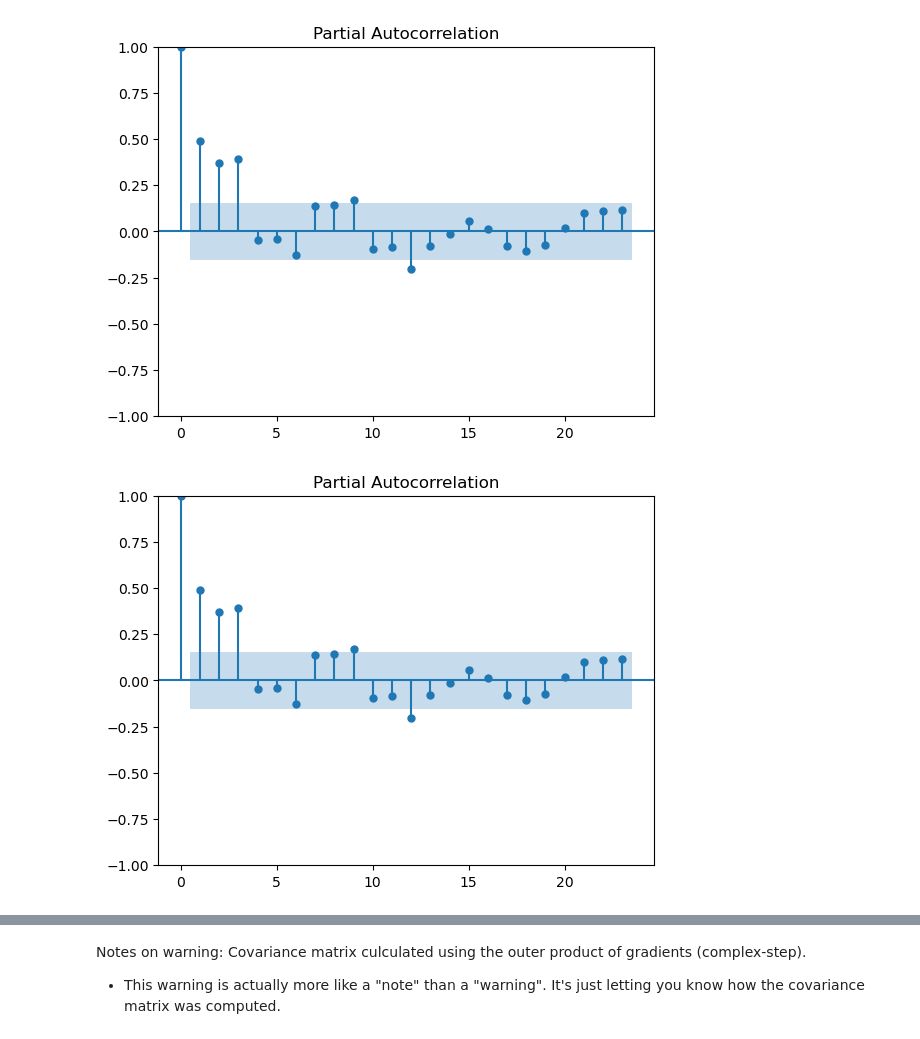
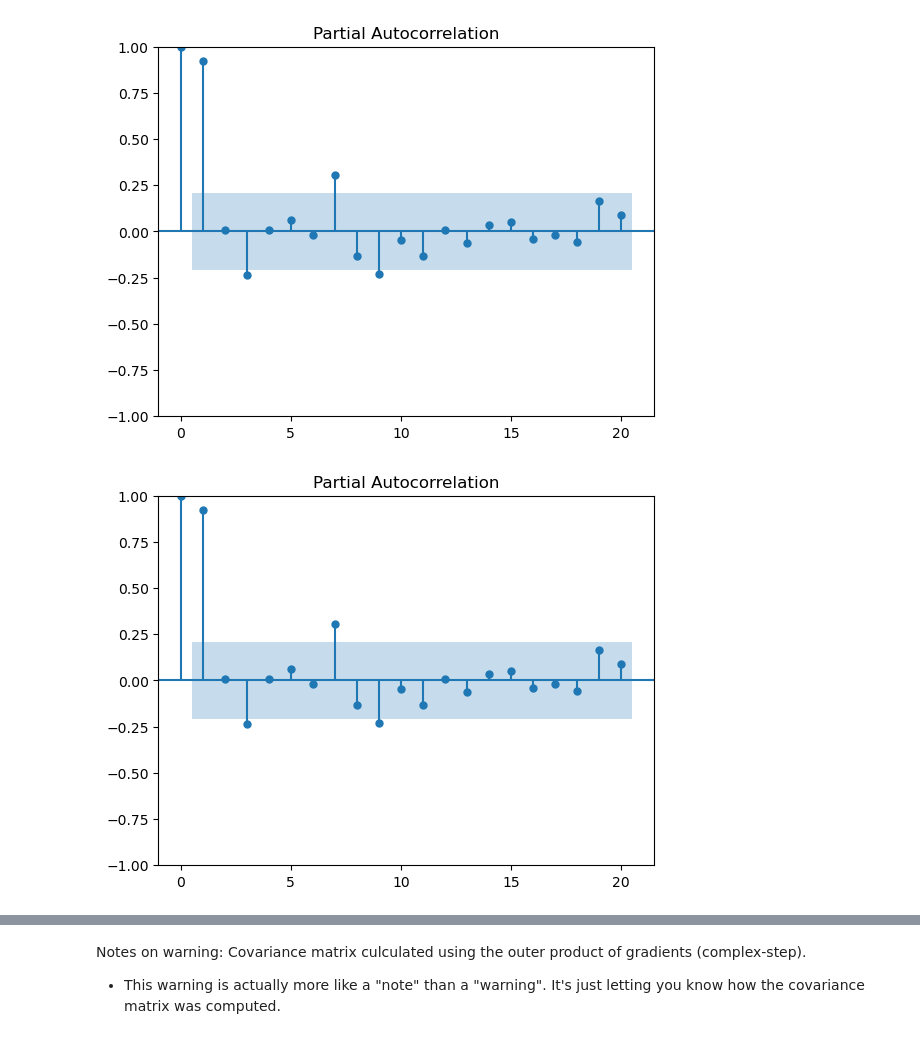
Before and after one commit to eihwood/Haystacks.AI-7, a Jupyter notebook: src/stats_models_sarimax.ipynb, the cells around one changed output, grey strips where cells are left out. Saved outputs shown, nothing was run; the diff lists cells and outputs as text; code cells hidden in the pictures.

```diff
--- a/src/stats_models_sarimax.ipynb
+++ b/src/stats_models_sarimax.ipynb
@@ -38,6 +39,6 @@ plt.show()
 # %%
 #train_test_split
-tr_start,tr_end = '2010-01-01','2022-07-01'
+tr_start,tr_end = '2015-01-01','2022-07-01'
 te_start,te_end = '2022-08-01','2023-08-01'
 tra = df_sub['sfr_rental_index'][tr_start:tr_end].dropna()
 tes = df_sub['sfr_rental_index'][te_start:te_end].dropna()
@@ -102,14 +113,14 @@ plot_acf(df_sub.sfr_rental_index.diff().diff().dropna(), ax=ax3)
 # %%
 #The partial autocorrelation function plot can be used to draw a correlation
 # between the time series and its lag while the contribution from intermediate lags can be ignored.
 # Significant correlation in a stationary time series can be represented by adding auto regression terms.
 # Using the PACF plot we can take the order of AR terms to be equal to the lags that can cross a significance limit.
 from statsmodels.graphics.tsaplots import plot_pacf
-plot_pacf(df_sub.sfr_rental_index.diff().dropna())
+plot_pacf(tra.diff().dropna())
 
-# Select order of p = 3 (3 significant lags)
+# Select order of p = 1 (1 significant lag)
 # %% [output]
-[figure, old version]
+[figure, new version]
-[figure, old version]
+[figure, new version]
 # %%
 # Determine q parameter (the size of the moving average window required to remove autocorrelation)
```
Also changed, not shown: parts of 21 cells of this notebook.
